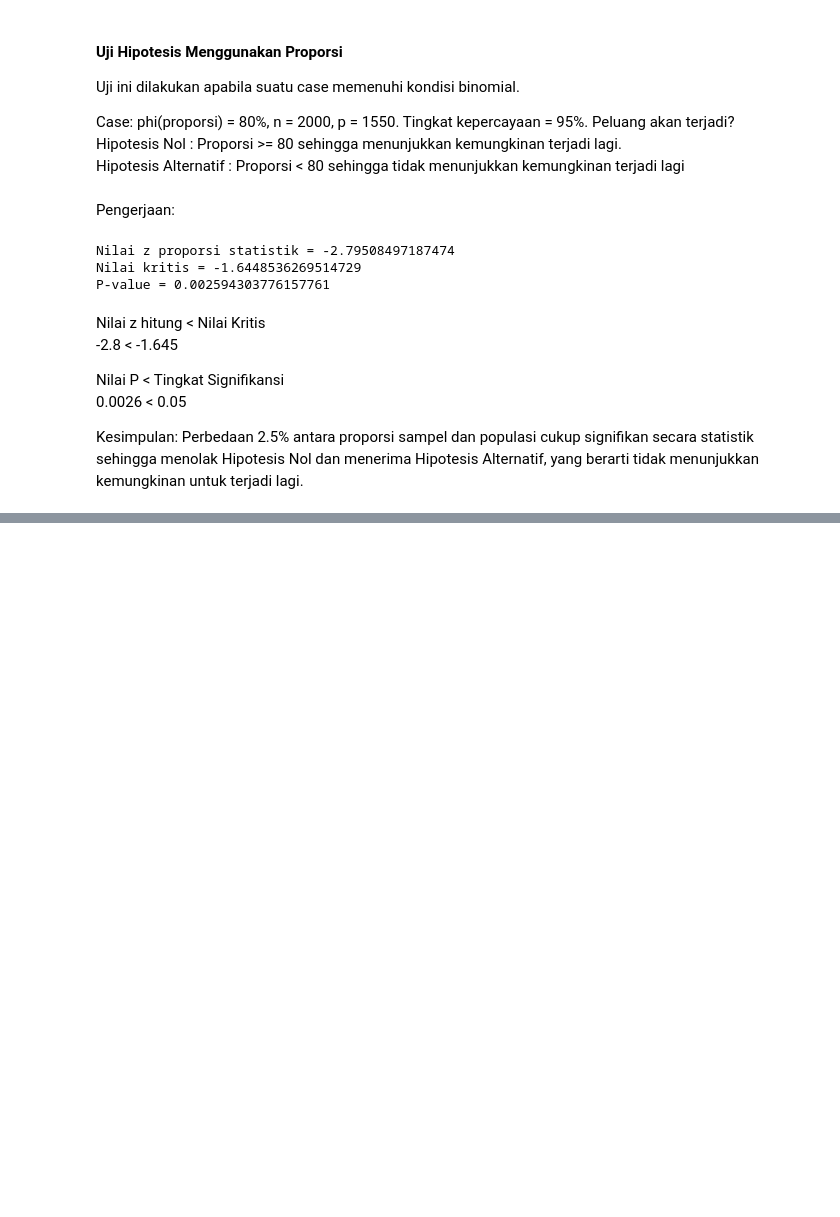
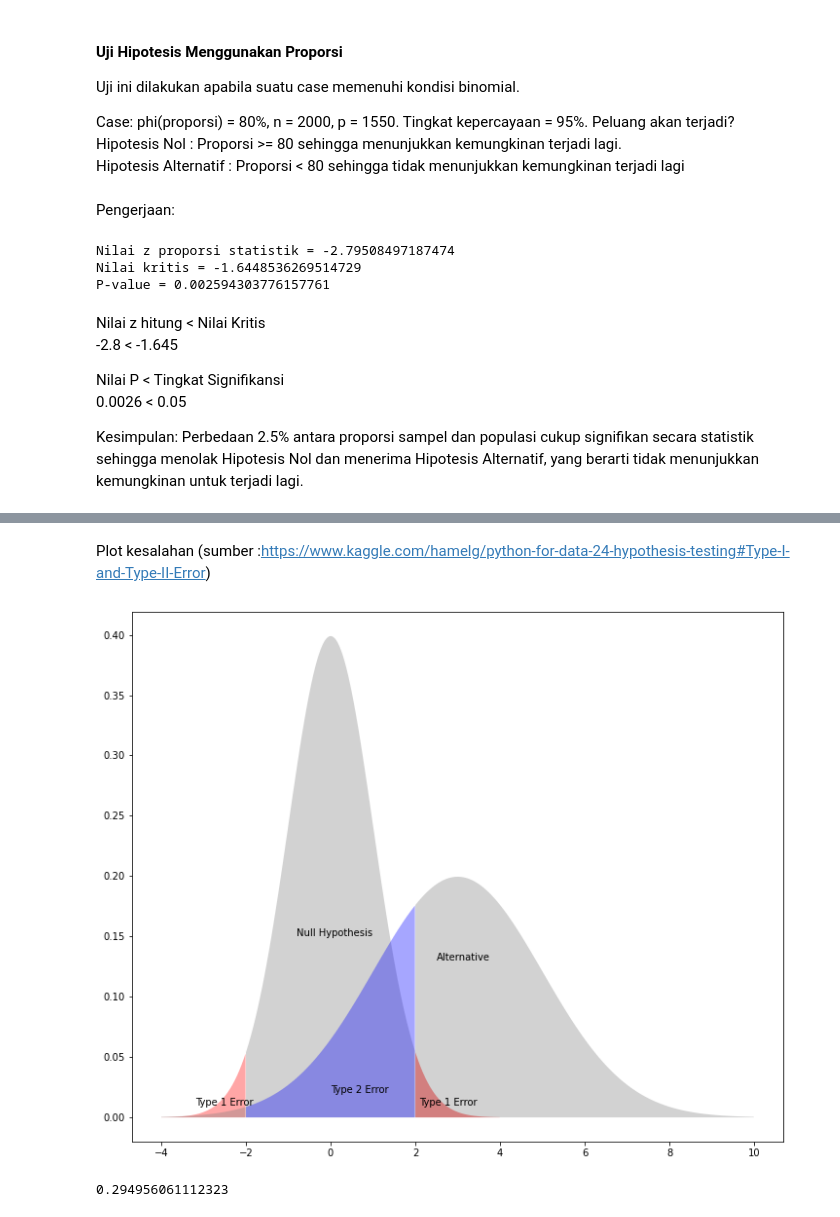
Before and after one commit to hanafication/Statistika, a Jupyter notebook: Buku_1/Jilid_1.ipynb, the cells around one changed output, grey strips where cells are left out. Saved outputs shown, nothing was run; the diff lists cells and outputs as text; code cells hidden in the pictures; blank space fills up the shorter version.

```diff
--- a/Buku_1/Jilid_1.ipynb
+++ b/Buku_1/Jilid_1.ipynb
@@ -1111,0 +1119,61 @@ Kesimpulan: Perbedaan 2.5% antara proporsi sampel dan populasi cukup signifikan
+# %% [markdown]
+Plot kesalahan (sumber :https://www.kaggle.com/hamelg/python-for-data-24-hypothesis-testing#Type-I-and-Type-II-Error)
+# %%
+plt.figure(figsize=(12,10))
+
+
+plt.fill_between(x=np.arange(-4,-2,0.01),
+                 y1= stats.norm.pdf(np.arange(-4,-2,0.01)) ,
+                 facecolor='red',
+                 alpha=0.35)
+
+plt.fill_between(x=np.arange(-2,2,0.01),
+                 y1= stats.norm.pdf(np.arange(-2,2,0.01)) ,
+                 facecolor='grey',
+                 alpha=0.35)
+
+plt.fill_between(x=np.arange(2,4,0.01),
+                 y1= stats.norm.pdf(np.arange(2,4,0.01)) ,
+                 facecolor='red',
+                 alpha=0.5)
+
+plt.fill_between(x=np.arange(-4,-2,0.01),
+                 y1= stats.norm.pdf(np.arange(-4,-2,0.01),loc=3, scale=2) ,
+                 facecolor='grey',
+                 alpha=0.35)
+
+plt.fill_between(x=np.arange(-2,2,0.01),
+                 y1= stats.norm.pdf(np.arange(-2,2,0.01),loc=3, scale=2) ,
+                 facecolor='blue',
+                 alpha=0.35)
+
+plt.fill_between(x=np.arange(2,10,0.01),
+                 y1= stats.norm.pdf(np.arange(2,10,0.01),loc=3, scale=2),
+                 facecolor='grey',
+                 alpha=0.35)
+
+plt.text(x=-0.8, y=0.15, s= "Null Hypothesis")
+plt.text(x=2.5, y=0.13, s= "Alternative")
+plt.text(x=2.1, y=0.01, s= "Type 1 Error")
+plt.text(x=-3.2, y=0.01, s= "Type 1 Error")
+plt.text(x=0, y=0.02, s= "Type 2 Error");
+# %% [output]
+[figure, added]
+# %%
+lower_quantile = stats.norm.ppf(0.025)  # Lower cutoff value
+upper_quantile = stats.norm.ppf(0.975)  # Upper cutoff value
+
+# Area under alternative, to the left the lower cutoff value
+low = stats.norm.cdf(lower_quantile,
+                     loc=3,
+                     scale=2)
+
+# Area under alternative, to the left the upper cutoff value
+high = stats.norm.cdf(upper_quantile,
+                      loc=3,
+                      scale=2)
+
+# Area under the alternative, between the cutoffs (Type II error)
+high-low
+# %% [output]
+0.294956061112323
```
Also changed, not shown: parts of 2 cells of this notebook.
